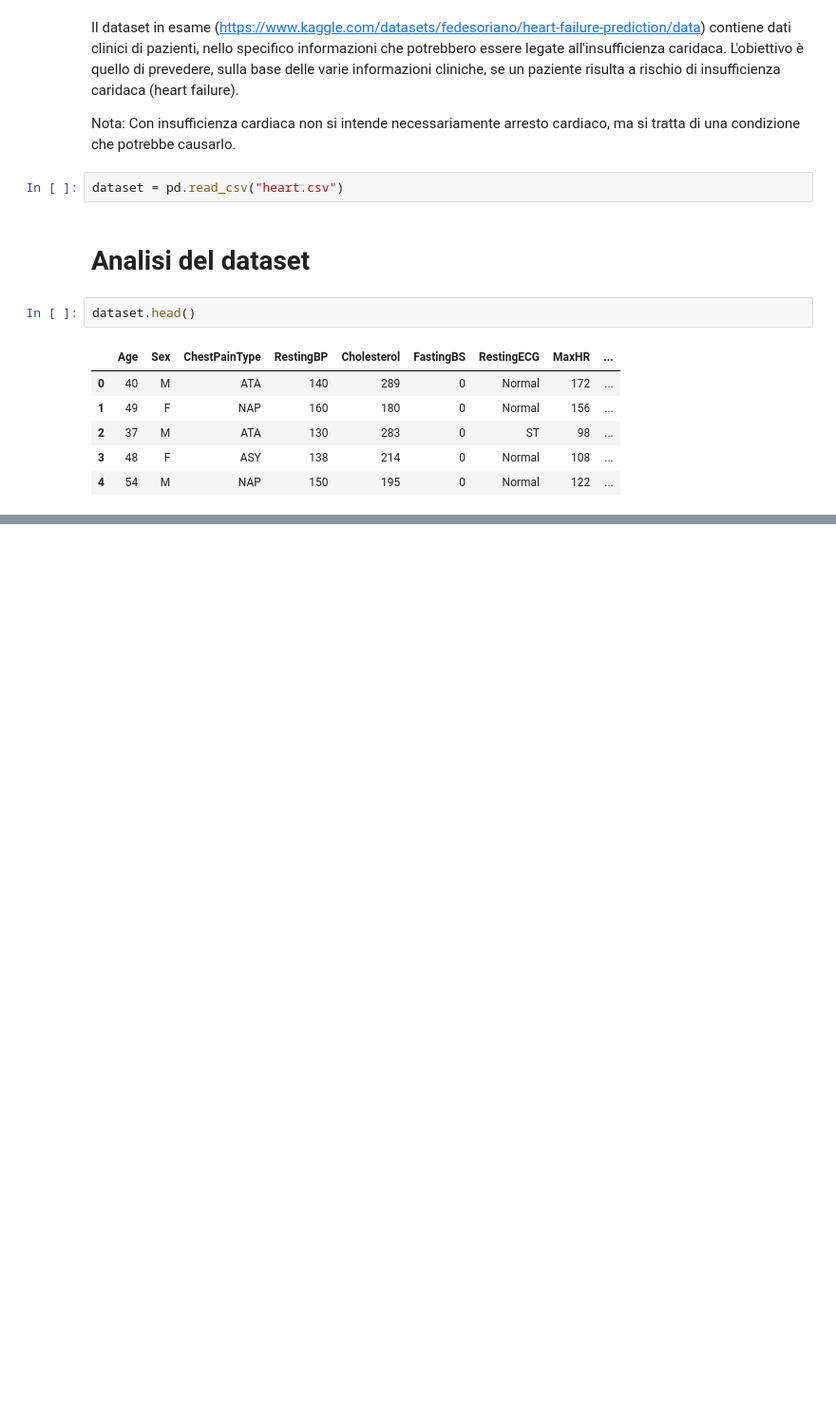
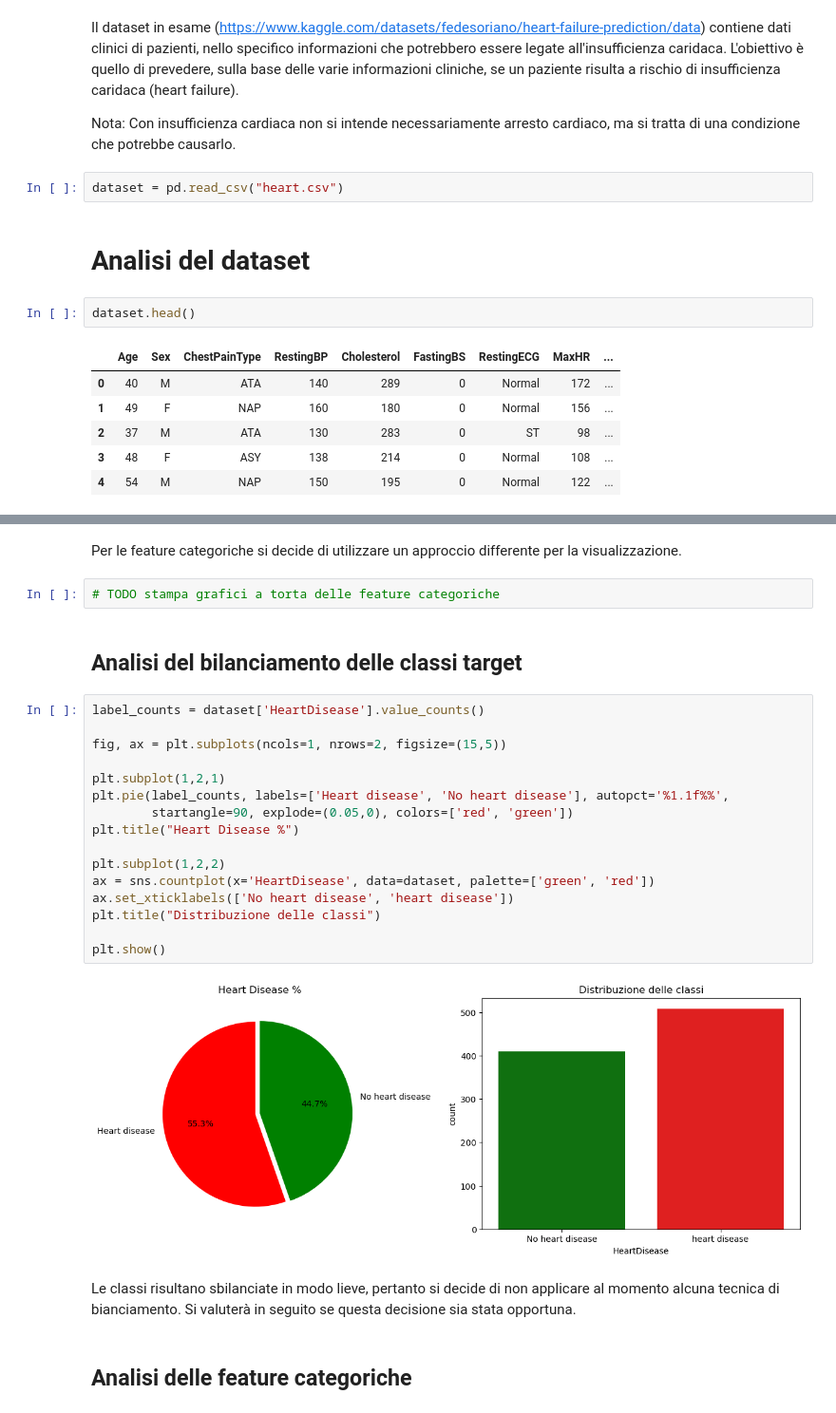
Before and after one commit to Orbmad/Data_Intensive_project, a Jupyter notebook: heart_failure_prediction.ipynb, the cells around one changed output, grey strips where cells are left out. Shown at 95% size. Saved outputs shown, nothing was run; the diff lists cells and outputs as text; blank space fills up the shorter version.

Commit message:
Added feature analysis and categorical plots

```diff
--- a/heart_failure_prediction.ipynb
+++ b/heart_failure_prediction.ipynb
@@ -24,0 +83,28 @@ dataset.head()
+# %% [markdown]
+Per le feature categoriche si decide di utilizzare un approccio differente per la visualizzazione.
+# %%
+# TODO stampa grafici a torta delle feature categoriche
+# %% [markdown]
+## Analisi del bilanciamento delle classi target
+# %%
+label_counts = dataset['HeartDisease'].value_counts()
+
+fig, ax = plt.subplots(ncols=1, nrows=2, figsize=(15,5))
+
+plt.subplot(1,2,1)
+plt.pie(label_counts, labels=['Heart disease', 'No heart disease'], autopct='%1.1f%%',
+        startangle=90, explode=(0.05,0), colors=['red', 'green'])
+plt.title("Heart Disease %")
+
+plt.subplot(1,2,2)
+ax = sns.countplot(x='HeartDisease', data=dataset, palette=['green', 'red'])
+ax.set_xticklabels(['No heart disease', 'heart disease'])
+plt.title("Distribuzione delle classi")
+
+plt.show()
+# %% [output]
+[figure, added]
+# %% [markdown]
+Le classi risultano sbilanciate in modo lieve, pertanto si decide di non applicare al momento alcuna tecnica di bianciamento. Si valuterà in seguito se questa decisione sia stata opportuna.
+# %% [markdown]
+## Analisi delle feature categoriche
```
Also changed, not shown: parts of 9 cells of this notebook.
